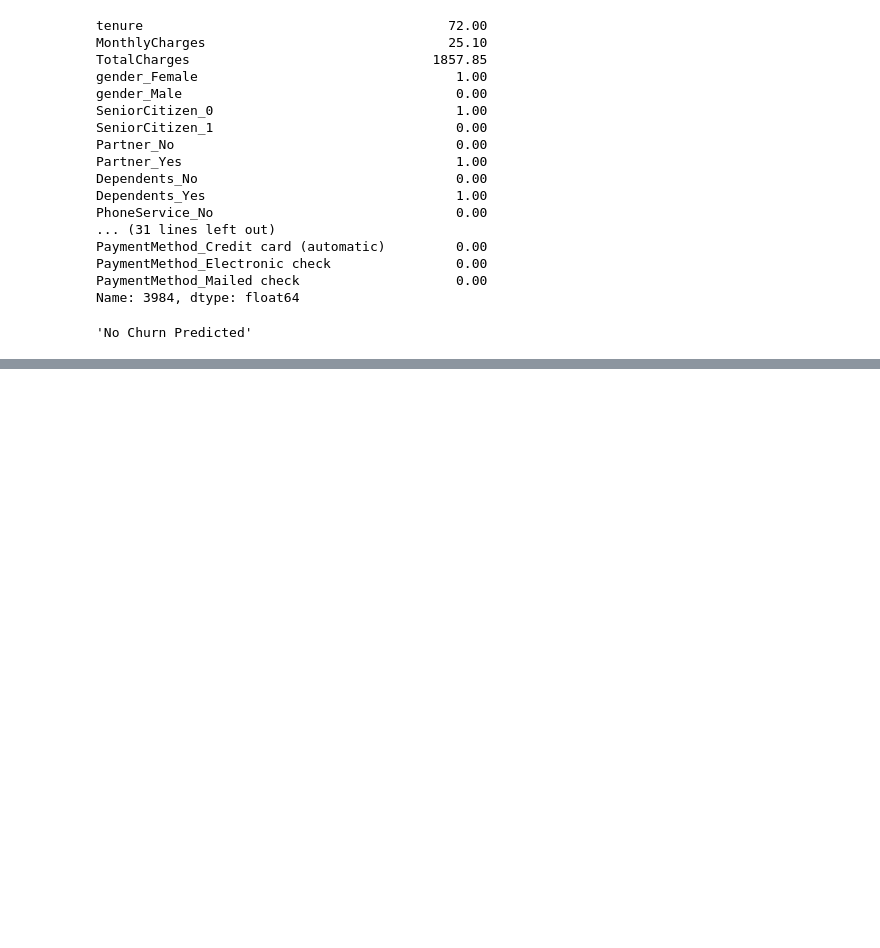
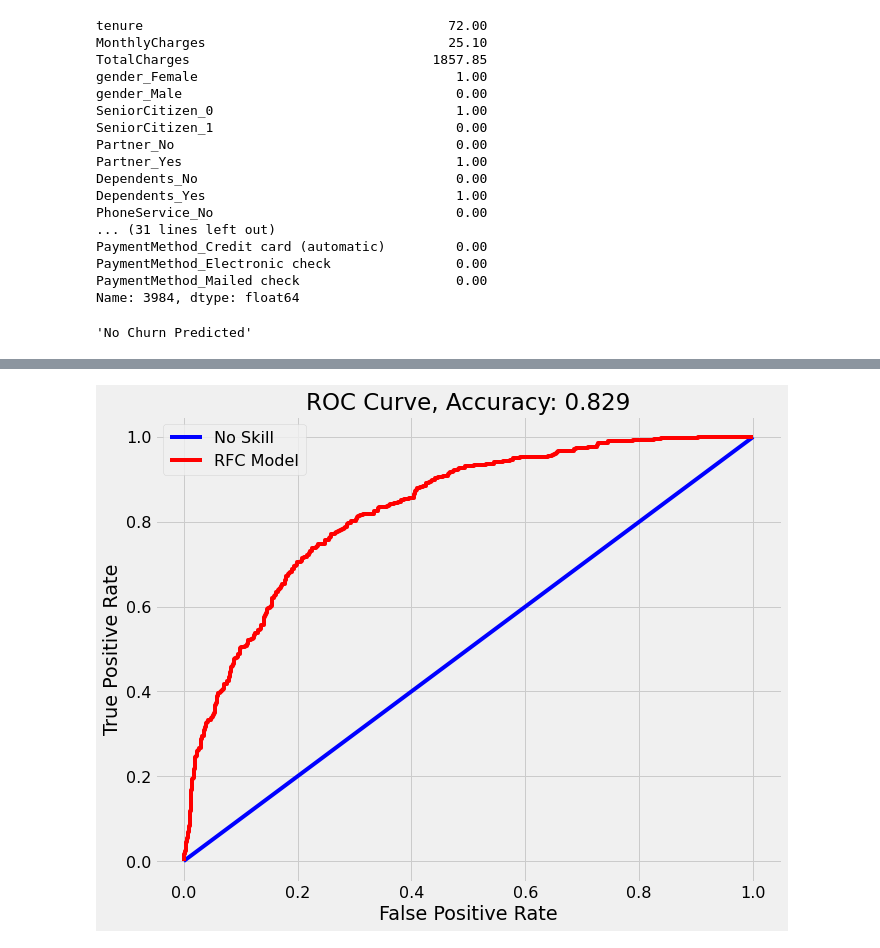
Before and after one commit to yuchild/erik_interviewqs, a Jupyter notebook: question_predicting_churn.ipynb, the cells around one changed output, grey strips where cells are left out. Drawn from its saved outputs; the diff is of its cells as text; code cells hidden in the pictures; blank space fills up the shorter version.

```diff
--- a/question_predicting_churn.ipynb
+++ b/question_predicting_churn.ipynb
@@ -522,0 +545,6 @@ predict(X_test.iloc[-1], rfc)
+# %%
+y_probs = LR.predict_proba(X_test)[:, 1]
+# %%
+ROC(y_test, y_probs)
+# %% [output]
+[figure, added]
```
Also changed, not shown: parts of 8 cells of this notebook.
